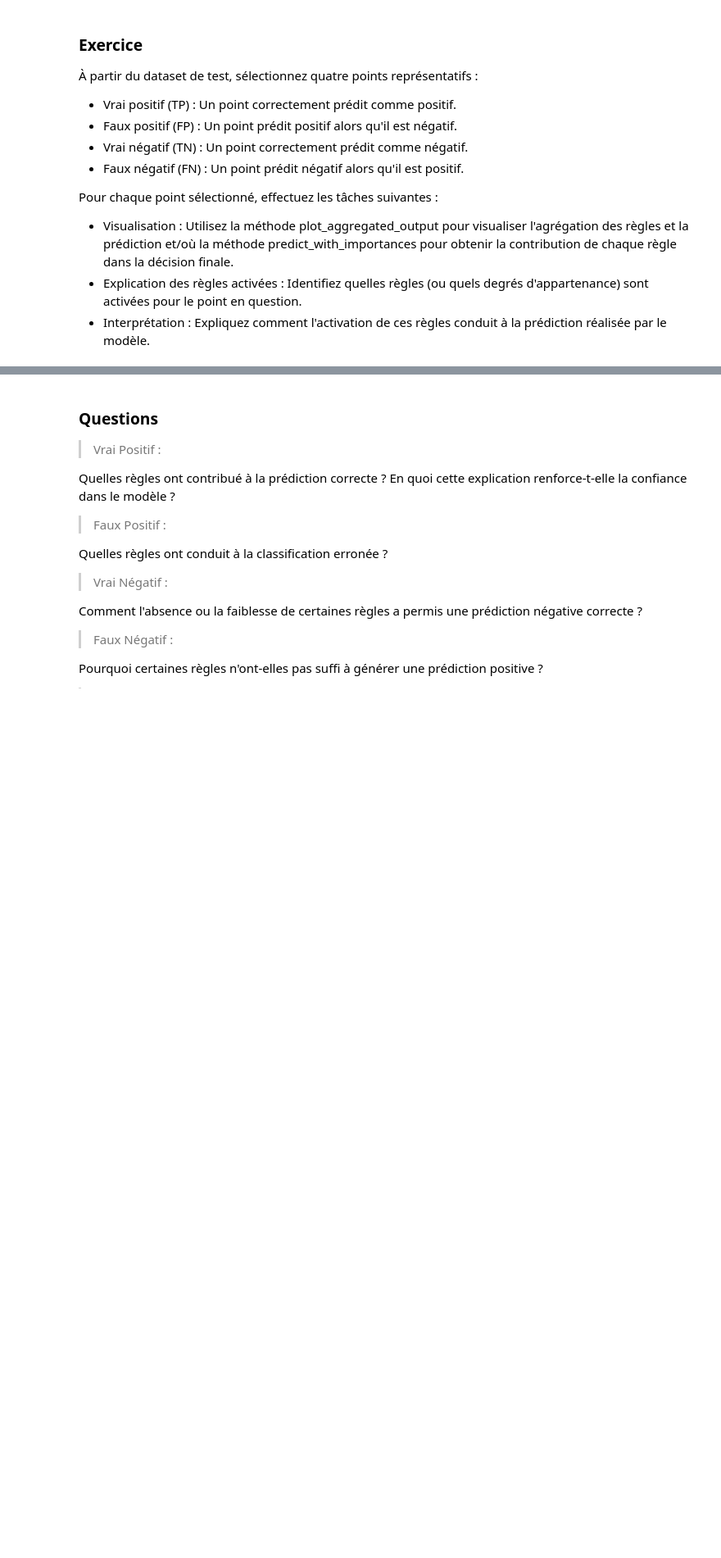
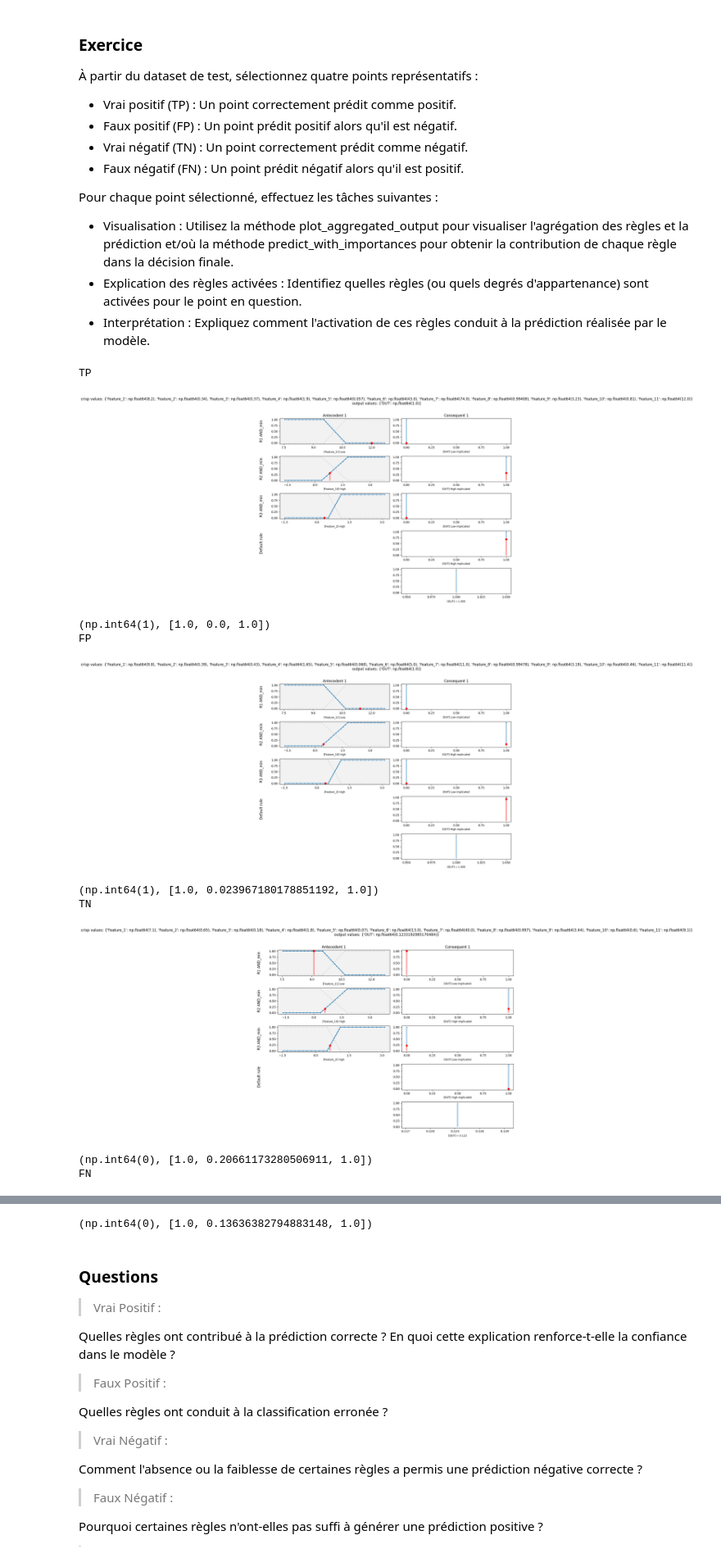
Before and after one commit to michaelstrefeler/XAI_Labs, a Jupyter notebook: TP3_Fuzzy_CoCo/XAI_TP3_2025_Billeter_Strefeler.ipynb, the cells around one changed output, grey strips where cells are left out. Shown at 82% size. Saved outputs shown, nothing was run; the diff lists cells and outputs as text; code cells hidden in the pictures; blank space fills up the shorter version.

```diff
--- a/TP3_Fuzzy_CoCo/XAI_TP3_2025_Billeter_Strefeler.ipynb
+++ b/TP3_Fuzzy_CoCo/XAI_TP3_2025_Billeter_Strefeler.ipynb
@@ -341,0 +358,35 @@ Pour chaque point sélectionné, effectuez les tâches suivantes :
+# %%
+# VOTRE CODE
+# y_pred, y_test
+import numpy as np
+
+# Indices des catégories
+tp_idx = np.where((y_test == 1) & (y_pred == 1))[0]
+fp_idx = np.where((y_test == 0) & (y_pred == 1))[0]
+tn_idx = np.where((y_test == 0) & (y_pred == 0))[0]
+fn_idx = np.where((y_test == 1) & (y_pred == 0))[0]
+
+# Sélection d'un point par catégorie (le premier trouvé)
+selected_points = {
+    "TP": X_test[tp_idx[0]] if len(tp_idx) > 0 else None,
+    "FP": X_test[fp_idx[0]] if len(fp_idx) > 0 else None,
+    "TN": X_test[tn_idx[0]] if len(tn_idx) > 0 else None,
+    "FN": X_test[fn_idx[0]] if len(fn_idx) > 0 else None,
+}
+# %%
+# VOTRE CODE
+for label, point in selected_points.items():
+    print(label)
+    model.plot_aggregated_output(point)
+    print(model.predict_with_importances(point))
+# %% [output]
+TP
+[figure, added]
+(np.int64(1), [1.0, 0.0, 1.0])
+FP
+[figure, added]
+(np.int64(1), [1.0, 0.023967180178851192, 1.0])
+TN
+[figure, added]
+(np.int64(0), [1.0, 0.20661173280506911, 1.0])
+FN
@@ -342,3 +394,4 @@ Pour chaque point sélectionné, effectuez les tâches suivantes :
+(np.int64(0), [1.0, 0.13636382794883148, 1.0])
 # %% [markdown]
 ### Questions
 
```
Also changed, not shown: parts of 9 cells of this notebook, 1 other file.
